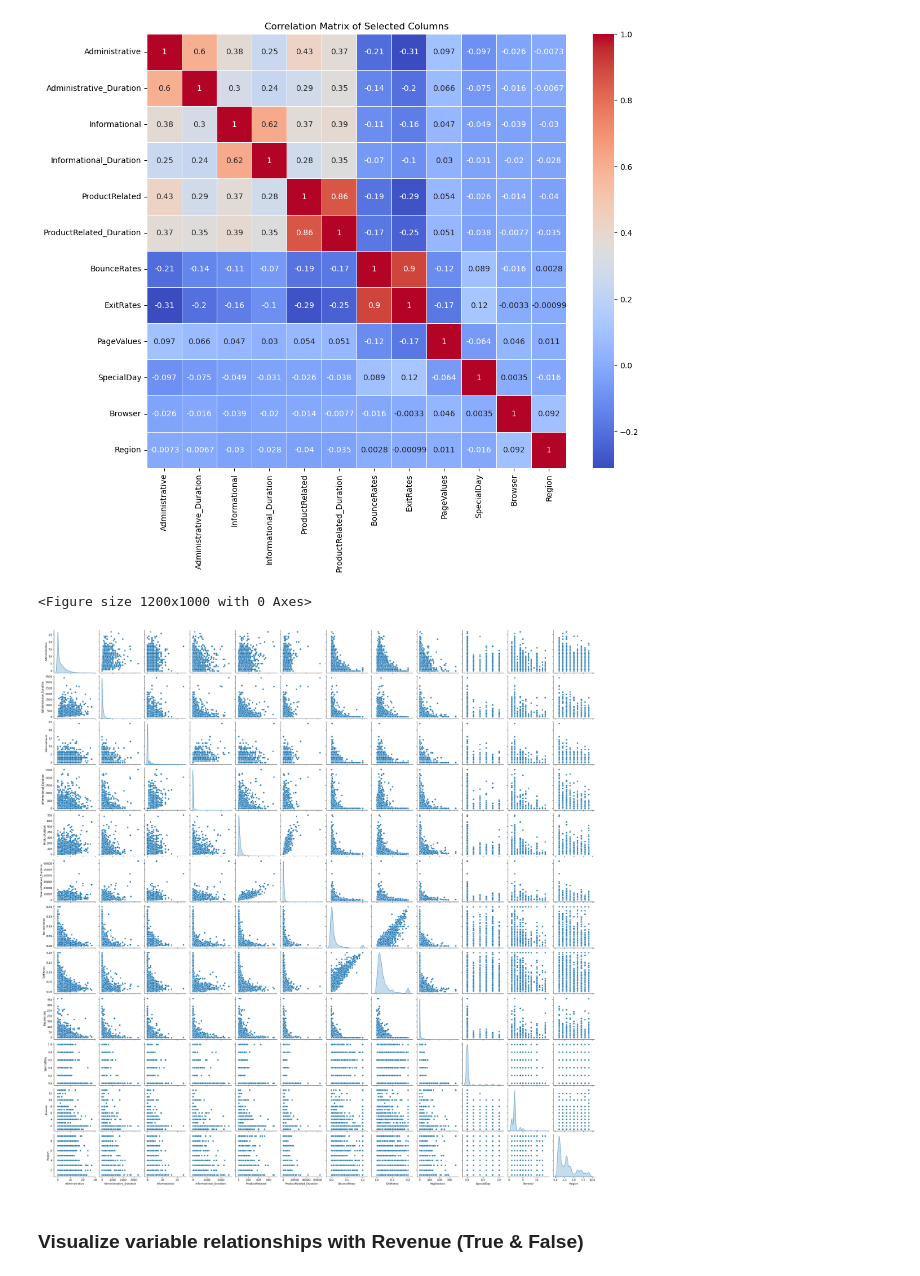
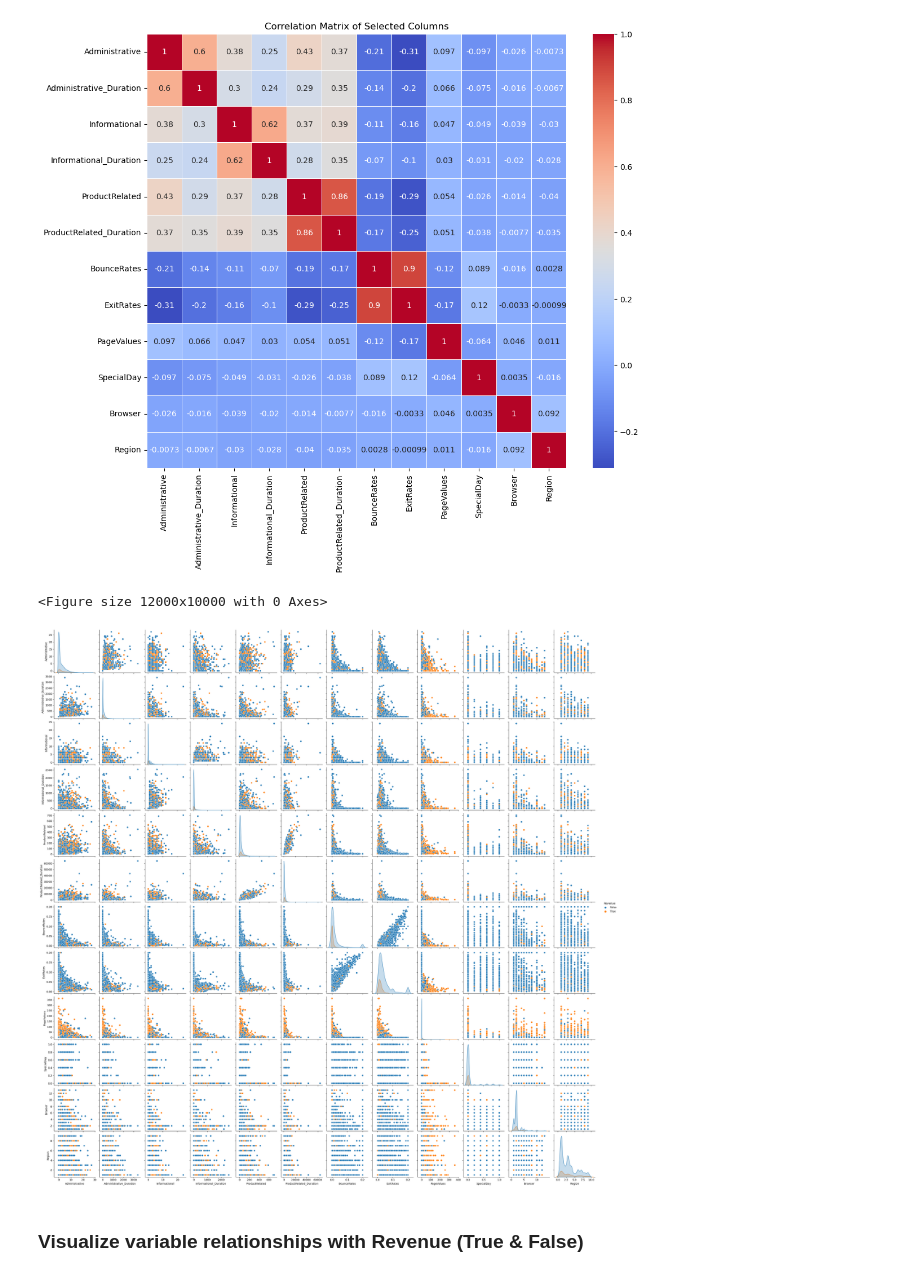
Before and after one commit to liam-li-ming/Learning, a Jupyter notebook: online_shoppers/analysis_on_online_shoppers.ipynb, the cells around one changed output. Drawn from its saved outputs; the diff is of its cells as text; code cells hidden in the pictures.

```diff
--- a/online_shoppers/analysis_on_online_shoppers.ipynb
+++ b/online_shoppers/analysis_on_online_shoppers.ipynb
@@ -152,12 +159,19 @@ plt.show()
 [figure]
 # %%
 # display an overview of the relationships bettween variables using a pairplot with scatterplots
-plt.figure(figsize = (12, 10))
-sns.pairplot(select_col, diag_kind = 'kde')
+selected_variable1 = ['Administrative', 'Administrative_Duration',
+                      'Informational', 'Informational_Duration',
+                      'ProductRelated', 'ProductRelated_Duration',
+                      'BounceRates', 'ExitRates', 'PageValues',
+                      'SpecialDay', 'Browser', 'Region', 'Revenue']
+select_col1 = df_nadu[selected_variable1]
+
+plt.figure(figsize = (120, 100))
+sns.pairplot(select_col1, hue = "Revenue", diag_kind = 'kde')
 plt.show()
 # %% [output]
-<Figure size 1200x1000 with 0 Axes>
+<Figure size 12000x10000 with 0 Axes>
-[figure, old version]
+[figure, new version]
 # %% [markdown]
 ### Visualize variable relationships with Revenue (True & False)
 # %% [markdown]
```
Also changed, not shown: parts of 3 cells of this notebook.
